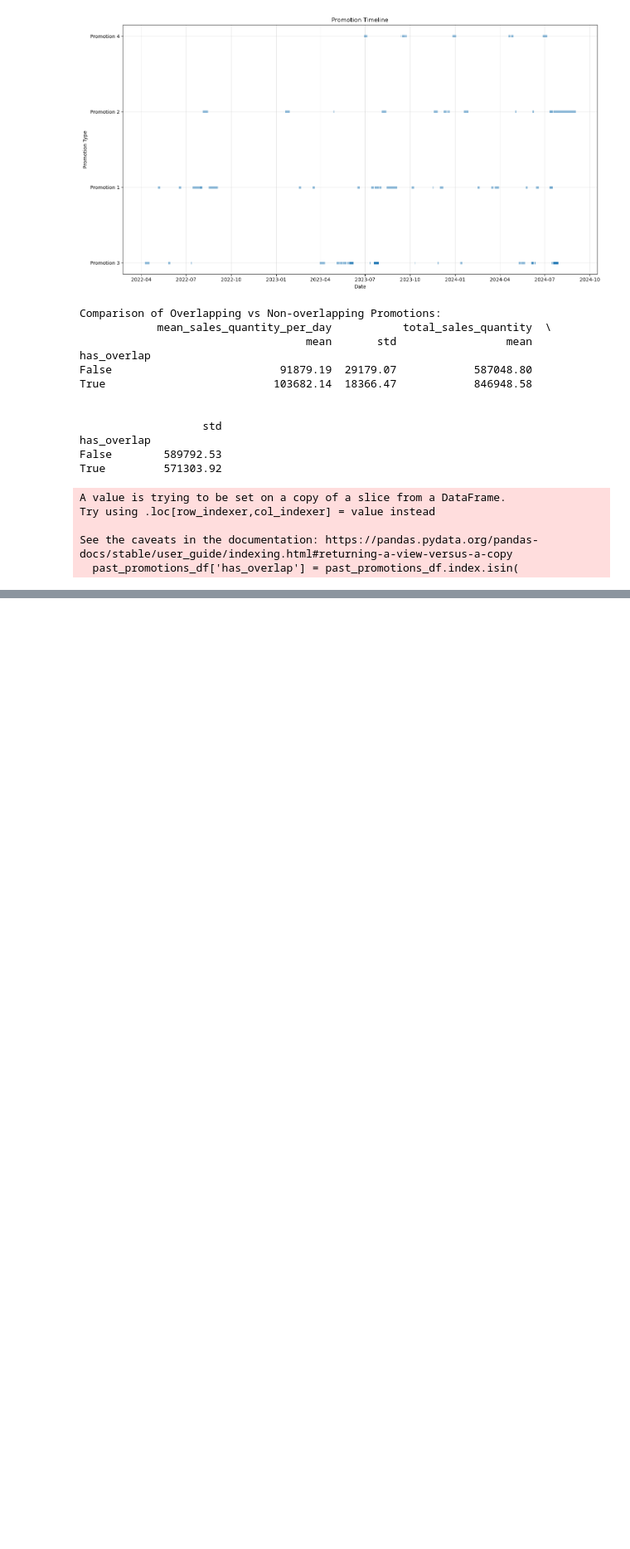
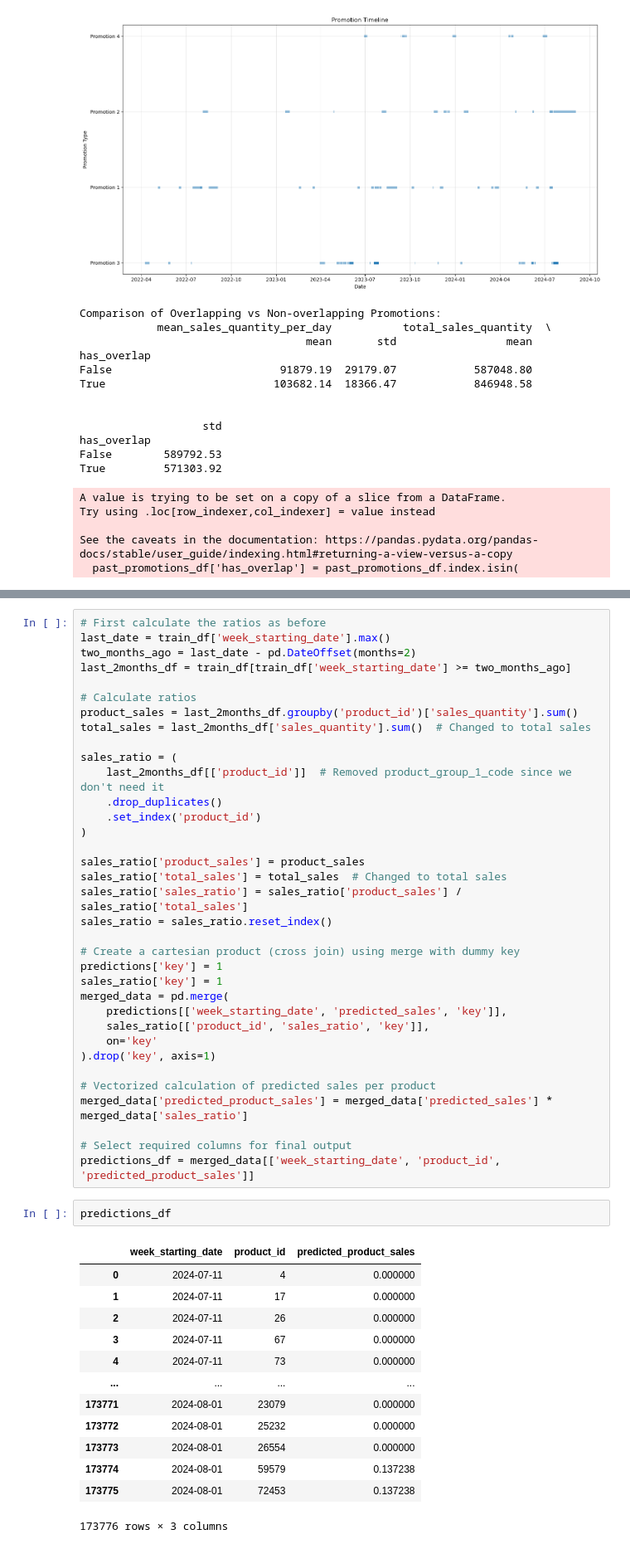
Before and after one commit to UmutToygarGoz/Algorun_24_Beyza_Toygar_TBD, a Jupyter notebook: Toygar_v.4.ipynb, the cells around one changed output, grey strips where cells are left out. Shown at 83% size. Drawn from its saved outputs; the diff is of its cells as text; blank space fills up the shorter version.

```diff
--- a/Toygar_v.4.ipynb
+++ b/Toygar_v.4.ipynb
@@ -687,0 +847,51 @@ See the caveats in the documentation: https://pandas.pydata.org/pandas-docs/stab
+# %%
+# First calculate the ratios as before
+last_date = train_df['week_starting_date'].max()
+two_months_ago = last_date - pd.DateOffset(months=2)
+last_2months_df = train_df[train_df['week_starting_date'] >= two_months_ago]
+
+# Calculate ratios
+product_sales = last_2months_df.groupby('product_id')['sales_quantity'].sum()
+total_sales = last_2months_df['sales_quantity'].sum()  # Changed to total sales
+
+sales_ratio = (
+    last_2months_df[['product_id']]  # Removed product_group_1_code since we don't need it
+    .drop_duplicates()
+    .set_index('product_id')
+)
+
+sales_ratio['product_sales'] = product_sales
+sales_ratio['total_sales'] = total_sales  # Changed to total sales
+sales_ratio['sales_ratio'] = sales_ratio['product_sales'] / sales_ratio['total_sales']
+sales_ratio = sales_ratio.reset_index()
+
+# Create a cartesian product (cross join) using merge with dummy key
+predictions['key'] = 1
+sales_ratio['key'] = 1
+merged_data = pd.merge(
+    predictions[['week_starting_date', 'predicted_sales', 'key']],
+    sales_ratio[['product_id', 'sales_ratio', 'key']],
+    on='key'
+).drop('key', axis=1)
+
+# Vectorized calculation of predicted sales per product
+merged_data['predicted_product_sales'] = merged_data['predicted_sales'] * merged_data['sales_ratio']
+
+# Select required columns for final output
+predictions_df = merged_data[['week_starting_date', 'product_id', 'predicted_product_sales']]
+# %%
+predictions_df
+# %% [output]
+|  | week_starting_date | product_id | predicted_product_sales |
+| 0 | 2024-07-11 | 4 | 0.000000 |
+| 1 | 2024-07-11 | 17 | 0.000000 |
+| 2 | 2024-07-11 | 26 | 0.000000 |
+| 3 | 2024-07-11 | 67 | 0.000000 |
+| 4 | 2024-07-11 | 73 | 0.000000 |
+| ... | ... | ... | ... |
+| 173771 | 2024-08-01 | 23079 | 0.000000 |
+| 173772 | 2024-08-01 | 25232 | 0.000000 |
+| 173773 | 2024-08-01 | 26554 | 0.000000 |
+| 173774 | 2024-08-01 | 59579 | 0.137238 |
+| 173775 | 2024-08-01 | 72453 | 0.137238 |
+173776 rows × 3 columns
```
Also changed, not shown: parts of 15 cells of this notebook, 5 other files.
